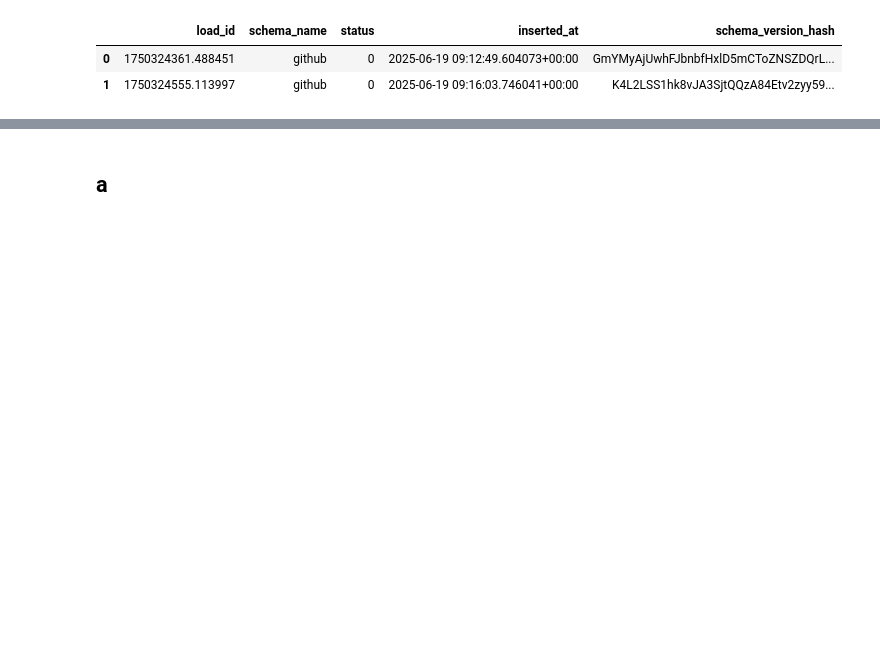
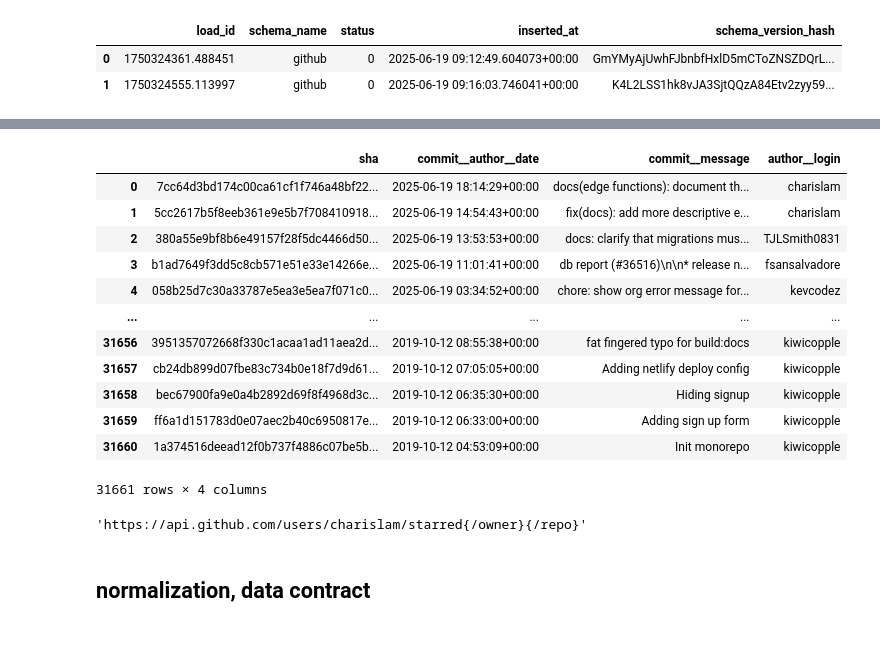
Before and after one commit to newgnart/oss-analytics, a Jupyter notebook: notebooks/github_events_pipeline.ipynb, the cells around one changed output, grey strips where cells are left out. Drawn from its saved outputs; the diff is of its cells as text; code cells hidden in the pictures; blank space fills up the shorter version.

```diff
--- a/notebooks/github_events_pipeline.ipynb
+++ b/notebooks/github_events_pipeline.ipynb
@@ -166,2 +248,53 @@ conn.execute(sql).df()
+# %%
+cols = [
+    'sha',
+    # 'node_id',
+    # 'commit__author__name',
+    # 'commit__author__email',
+    'commit__author__date',
+    # 'commit__committer__name','commit__committer__email', 'commit__committer__date',
+    'commit__message',
+    # 'commit__tree__sha','commit__tree__url','commit__url', 'commit__comment_count',
+    # 'commit__verification__verified', 'commit__verification__reason',
+    # 'commit__verification__signature', 'commit__verification__payload', 'commit__verification__verified_at', 'url', 'html_url',
+    # 'comments_url',
+    'author__login',
+    # 'author__id', 'author__node_id', 'author__avatar_url','author__gravatar_id',
+    # 'author__url', 'author__html_url', 'author__followers_url', 'author__following_url', 'author__gists_url',
+    # 'author__starred_url', 'author__subscriptions_url',
+    # 'author__organizations_url', 'author__repos_url', 'author__events_url',
+    # 'author__received_events_url', 'author__type', 'author__user_view_type',
+    # 'author__site_admin', 'committer__login', 'committer__id',
+    # 'committer__node_id', 'committer__avatar_url', 'committer__gravatar_id',
+    # 'committer__url', 'committer__html_url', 'committer__followers_url',
+    # 'committer__following_url', 'committer__gists_url',
+    # 'committer__starred_url', 'committer__subscriptions_url',
+    # 'committer__organizations_url', 'committer__repos_url',
+    # 'committer__events_url', 'committer__received_events_url',
+    # 'committer__type', 'committer__user_view_type', 'committer__site_admin',
+    # '_dlt_load_id', '_dlt_id'
+]
+# %%
+df[cols]
+# %% [output]
+|  | sha | commit__author__date | commit__message | author__login |
+| 0 | 7cc64d3bd174c00ca61cf1f746a48bf22... | 2025-06-19 18:14:29+00:00 | docs(edge functions): document th... | charislam |
+| 1 | 5cc2617b5f8eeb361e9e5b7f708410918... | 2025-06-19 14:54:43+00:00 | fix(docs): add more descriptive e... | charislam |
+| 2 | 380a55e9bf8b6e49157f28f5dc4466d50... | 2025-06-19 13:53:53+00:00 | docs: clarify that migrations mus... | TJLSmith0831 |
+| 3 | b1ad7649f3dd5c8cb571e51e33e14266e... | 2025-06-19 11:01:41+00:00 | db report (#36516)\n\n* release n... | fsansalvadore |
+| 4 | 058b25d7c30a33787e5ea3e5ea7f071c0... | 2025-06-19 03:34:52+00:00 | chore: show org error message for... | kevcodez |
+| ... | ... | ... | ... | ... |
+| 31656 | 3951357072668f330c1acaa1ad11aea2d... | 2019-10-12 08:55:38+00:00 | fat fingered typo for build:docs | kiwicopple |
+| 31657 | cb24db899d07fbe83c734b0e18f7d9d61... | 2019-10-12 07:05:05+00:00 | Adding netlify deploy config | kiwicopple |
+| 31658 | bec67900fa9e0a4b2892d69f8f4968d3c... | 2019-10-12 06:35:30+00:00 | Hiding signup | kiwicopple |
+| 31659 | ff6a1d151783d0e07aec2b40c6950817e... | 2019-10-12 06:33:00+00:00 | Adding sign up form | kiwicopple |
+| 31660 | 1a374516deead12f0b737f4886c07be5b... | 2019-10-12 04:53:09+00:00 | Init monorepo | kiwicopple |
+31661 rows × 4 columns
+# %%
+df['author__starred_url'][0]
+# %% [output]
+'https://api.github.com/users/charislam/starred{/owner}{/repo}'
+# %% [markdown]
+## normalization, data contract
 # %% [markdown]
-## a
+###
```
Also changed, not shown: parts of 10 cells of this notebook, 3 other files.
